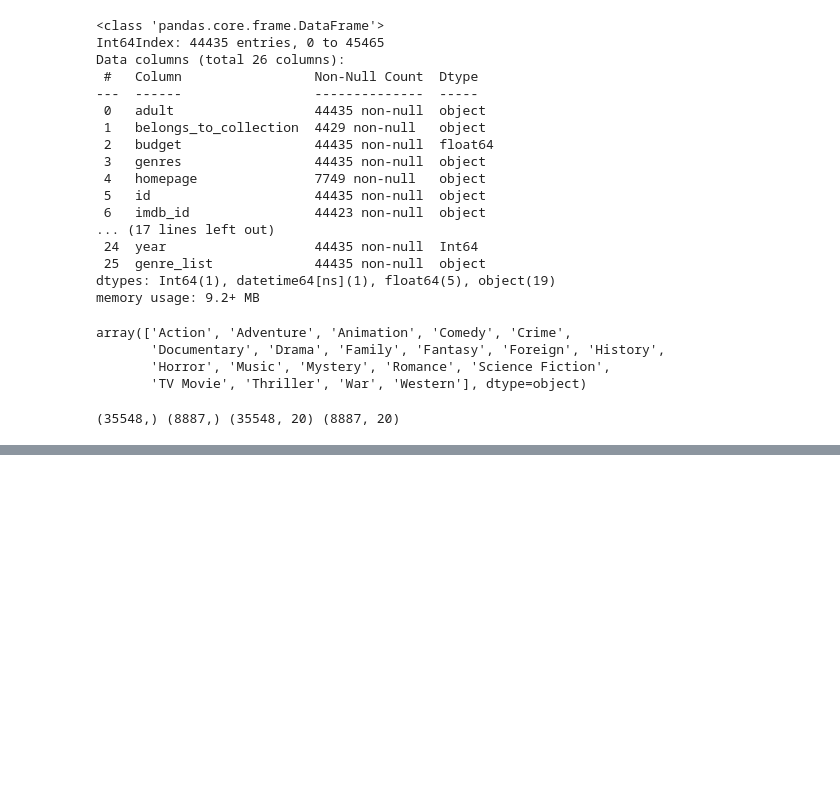
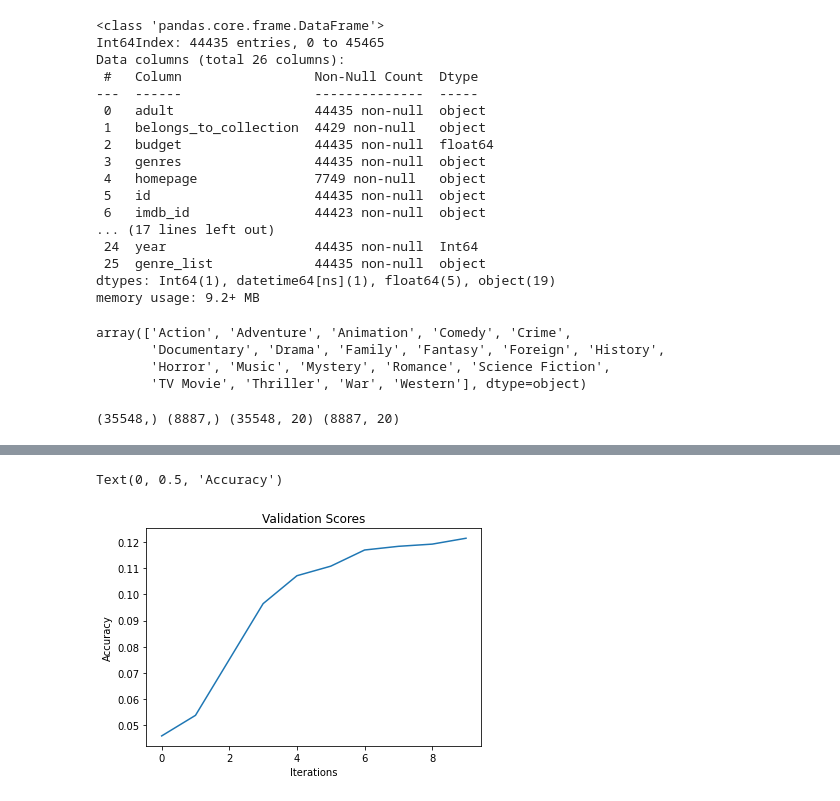
Before and after one commit to vipin-gunda/MovieGenreClassification, a Jupyter notebook: mlp.ipynb, the cells around one changed output, grey strips where cells are left out. Saved outputs shown, nothing was run; the diff lists cells and outputs as text; code cells hidden in the pictures; blank space fills up the shorter version.

```diff
--- a/mlp.ipynb
+++ b/mlp.ipynb
@@ -96,7 +99,7 @@ def pipeline(model, params = None, cv = 5):
 
         return(model, model.predict(X_train_vector), model.predict(X_val_vector), model_cv)
 # %%
-mlp = MLPClassifier(verbose = True, max_iter = 50)
+mlp = MLPClassifier(verbose = True, max_iter = 10, early_stopping=True, warm_start=True)
 
 model, train_preds, val_preds = pipeline(mlp)
 # %% [output]
@@ -147,0 +193,8 @@ Accuracy - Validation: 0.10903567007989198
+# %%
+plt.plot(model.validation_scores_)
+plt.title('Validation Scores')
+plt.xlabel('Iterations')
+plt.ylabel('Accuracy')
+# %% [output]
+Text(0, 0.5, 'Accuracy')
+[figure, added]
```
Also changed, not shown: parts of 8 cells of this notebook.
